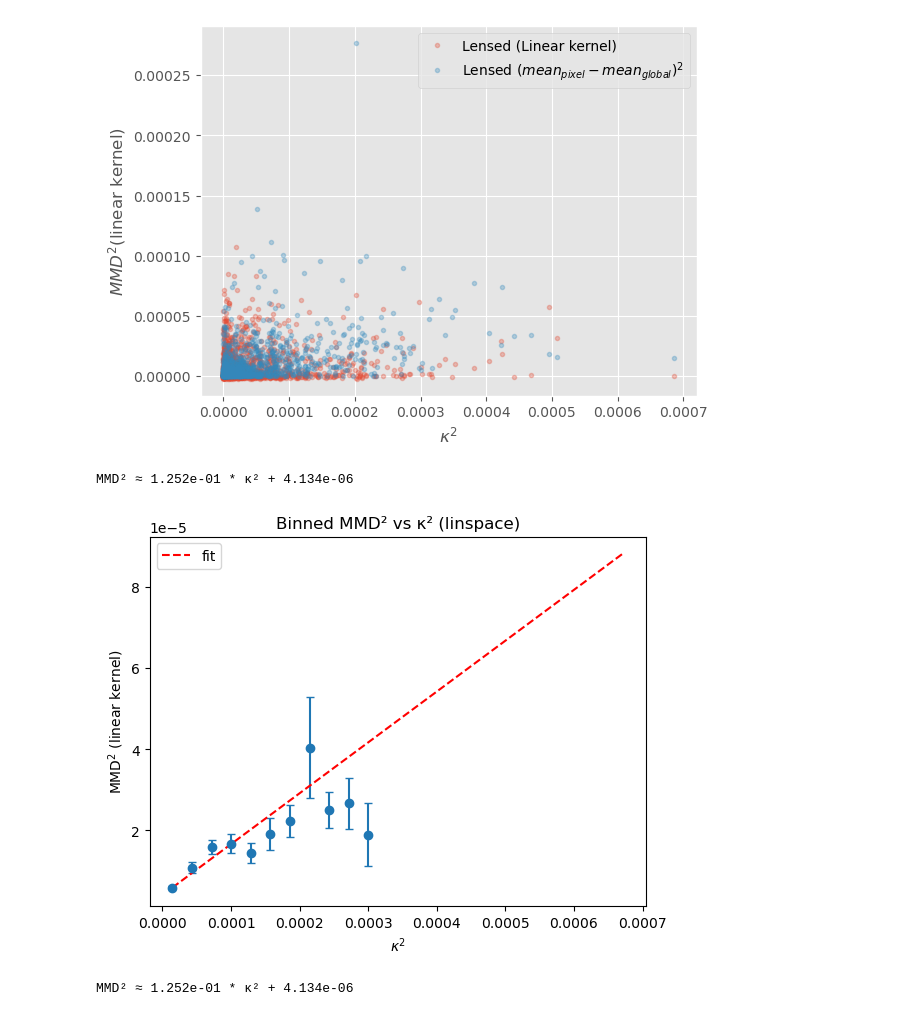
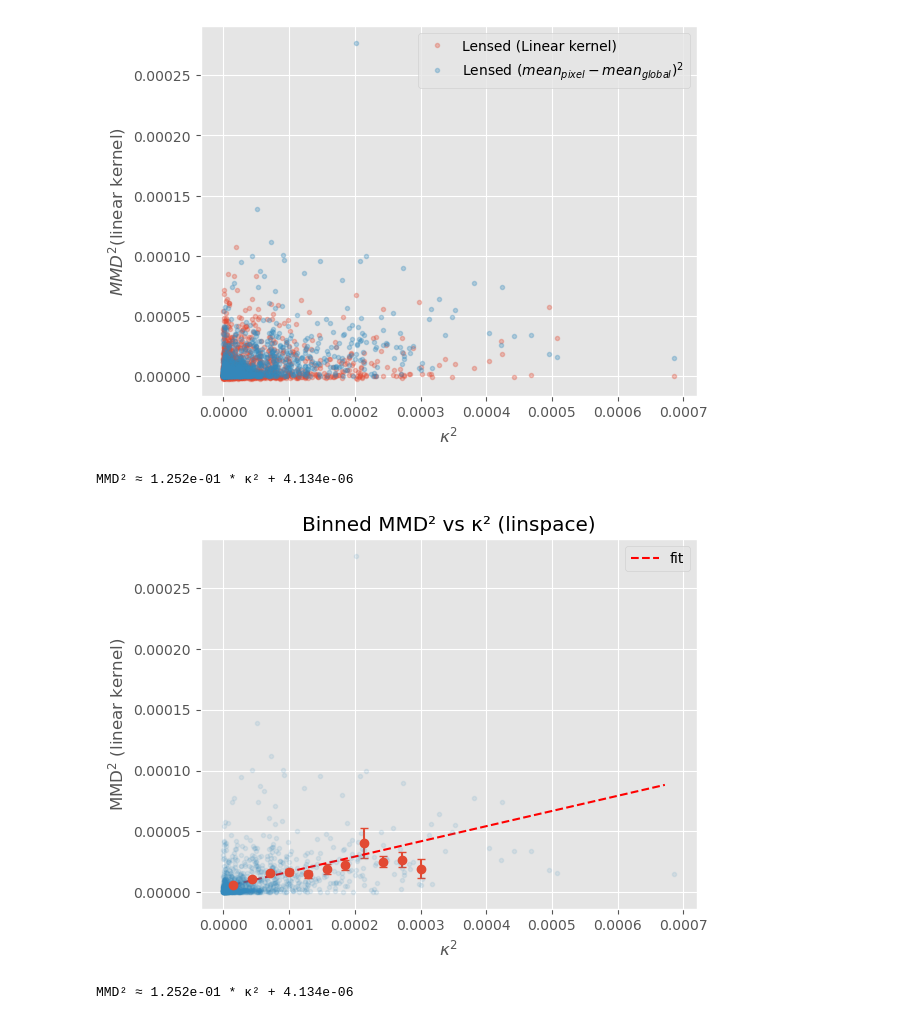
Before and after one commit to santiagobrunner/Weak-Lensing, a Jupyter notebook: MMD_estimator1000.ipynb, the cells around one changed output. Drawn from its saved outputs; the diff is of its cells as text; code cells hidden in the pictures.

```diff
--- a/MMD_estimator1000.ipynb
+++ b/MMD_estimator1000.ipynb
@@ -269,37 +272,38 @@ bin_centers = 0.5*(bins[1:] + bins[:-1])
 means = np.full(n_bins, np.nan)
 stds  = np.full(n_bins, np.nan)
 counts = np.zeros(n_bins, dtype=int)
 
 for i in range(n_bins):
     m = (idx == i)
     c = m.sum()
     counts[i] = c
     # print(f"Bin {i}: count = {c}")
     if c >= 1:
         means[i] = y[m].mean()
     if c >= 2:
         stds[i] = y[m].std(ddof=1)
 
 ses = np.where(counts >= 2, stds / np.sqrt(counts), np.nan)
 
 # keep only well-populated bins
 min_count = 5
 mask = (counts >= min_count) & np.isfinite(means)
 xc, yc, sec = bin_centers[mask], means[mask], ses[mask]
 
 # (optional) weighted fit (weights ~ 1/SE^2)
 w = np.where(np.isfinite(sec) & (sec > 0), 1.0/sec**2, 1.0)
-slope, intercept = np.polyfit(xc, yc, 1, w=w)   # FRAGE : MIT ODER OHNE GEWICHTUNG?
-print(f"MMD² ≈ {slope:.3e} * κ² + {intercept:.3e}")
+fit_params_linear, cov_linear = np.polyfit(xc, yc, 1, w=w, cov=True)   # FRAGE : MIT ODER OHNE GEWICHTUNG?
+print(f"MMD² ≈ {fit_params_linear[0]:.3e} * κ² + {fit_params_linear[1]:.3e}")
 
 plt.errorbar(xc, yc, yerr=sec, fmt='o', capsize=3)
-plt.plot(bin_centers, slope*bin_centers + intercept, 'r--', label='fit')
+plt.plot(bin_centers, fit_params_linear[0]*bin_centers + fit_params_linear[1], 'r--', label='fit')
 plt.xlabel(r'$\kappa^2$'); plt.ylabel(r'$\mathrm{MMD}^2$ (linear kernel)')
 plt.title('Binned MMD² vs κ² (linspace)')
+plt.plot(x,y, '.', alpha=0.1)
 plt.legend(); plt.show()
 # %% [output]
 MMD² ≈ 1.252e-01 * κ² + 4.134e-06
-[figure, old version]
+[figure, new version]
 # %%
 # Function that plots the binned plots
 from scipy.optimize import curve_fit
```
Also changed, not shown: parts of 31 cells of this notebook, 51 other files.
